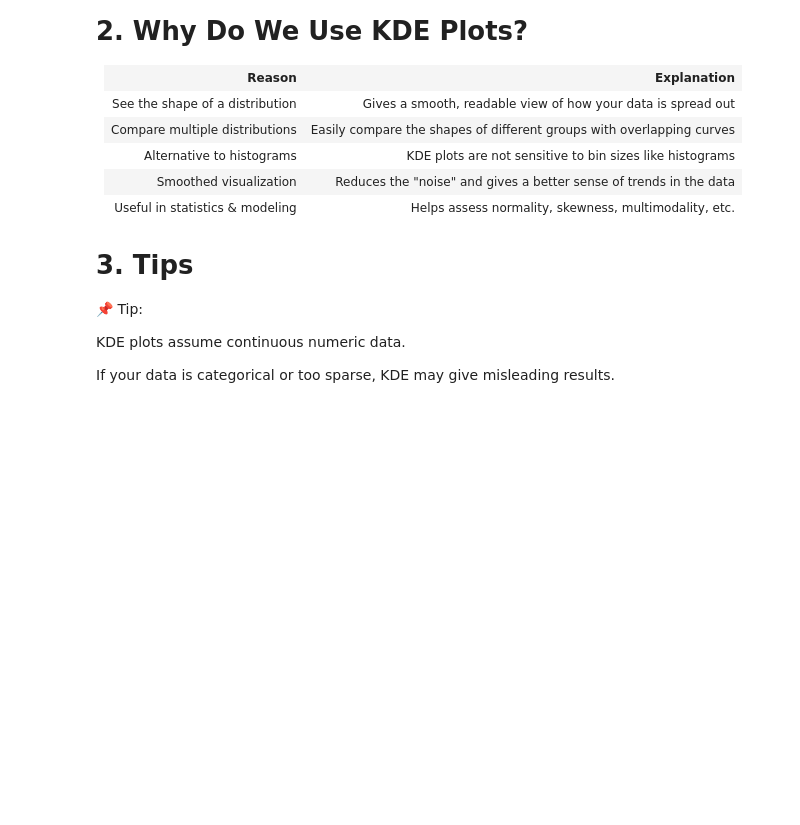
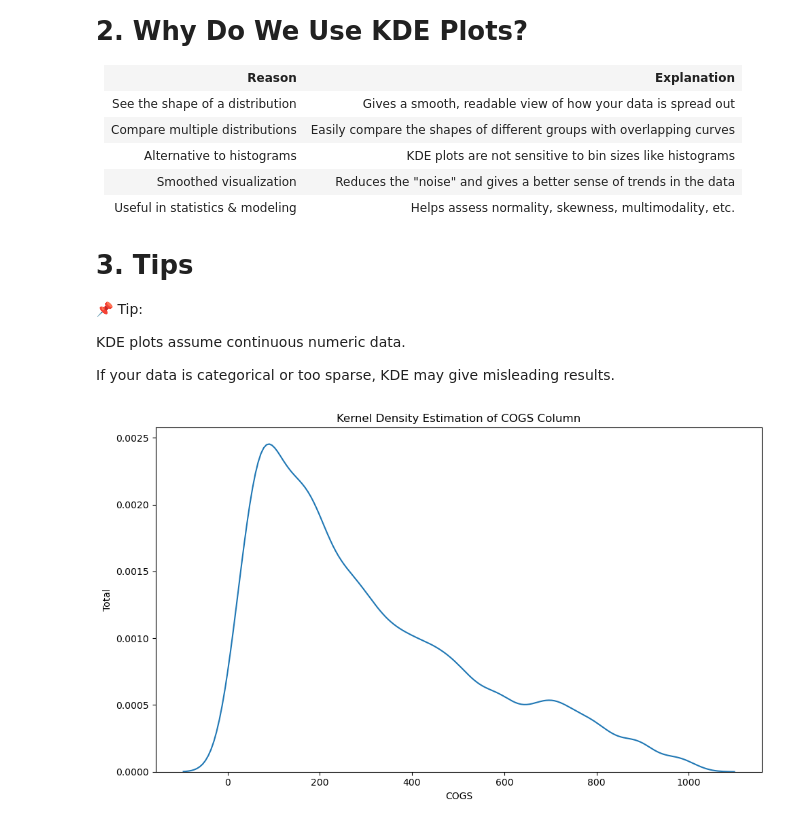
Before and after one commit to UstubecEmre/MatplotlibandSeabornFundamentals, a Jupyter notebook: kde_in_seaborn.ipynb, the cells around one changed output. Cells and saved outputs as stored; diff of their text form; code cells hidden in the pictures; blank space fills up the shorter version.

Commit message:
feat: add basic examples of KDE plots using Seaborn

```diff
--- a/kde_in_seaborn.ipynb
+++ b/kde_in_seaborn.ipynb
@@ -40,5 +40,3 @@ It’s essentially a smoothed version of a histogram — instead of showing bars
 KDE plots assume continuous numeric data.
 
 If your data is categorical or too sparse, KDE may give misleading results.
-# %% [markdown]
-#
@@ -44,0 +49,34 @@ If your data is categorical or too sparse, KDE may give misleading results.
+# %%
+# load dataset
+def load_dataset(df_name, file_path):
+    file_path = file_path
+    df_name = df_name
+
+    df_name = pd.read_csv(file_path)
+    if df_name is None:
+        raise FileNotFoundError("File Path Not Found")
+
+    df = pd.DataFrame(df_name)
+    return df
+
+
+df = load_dataset(file_path= r"D:\DataVisualizationForPython\datasets\supermarket_sales_utf8.csv",df_name = "sales")
+
+
+# fix column names
+def fix_column_names(dataframe):
+    dataframe.columns = [col.lower().replace(" ", "_") for col in dataframe.columns]
+
+# call the fix_column_names
+fix_column_names(df)
+# %%
+# create kdeplot
+plt.figure(figsize = (10, 6))
+sns.kdeplot(data = df, x = "cogs", bw_adjust= 0.6)
+plt.title("Kernel Density Estimation of COGS Column")
+plt.xlabel("COGS")
+plt.ylabel("Total")
+plt.tight_layout()
+plt.show()
+# %% [output]
+[figure, added]
```
Also changed, not shown: parts of 5 cells of this notebook.
